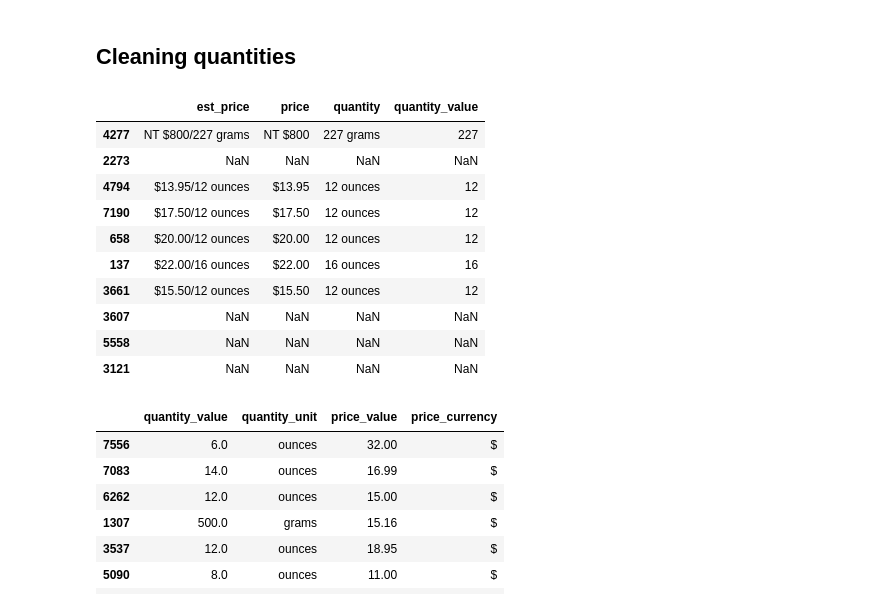
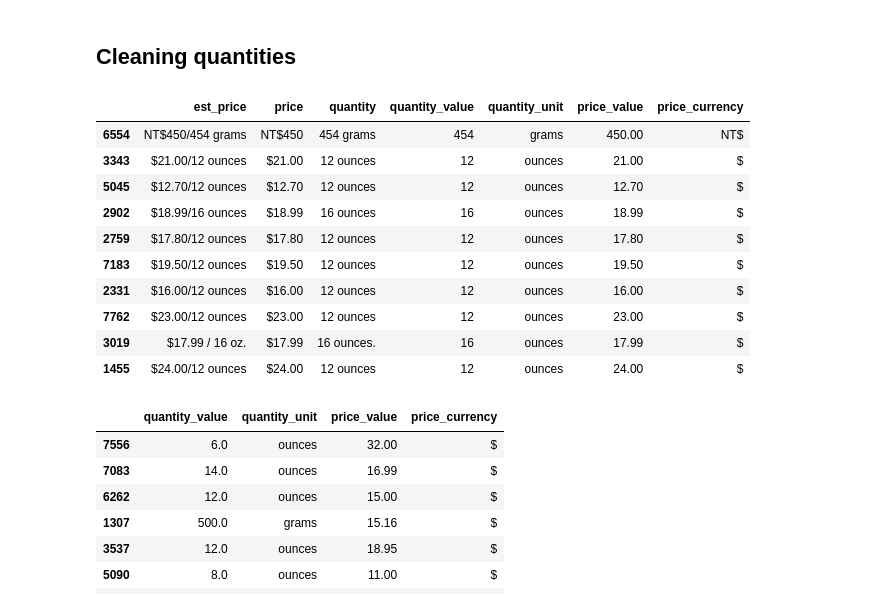
Before and after one commit to tynardone/coffee-review-analysis, a Jupyter notebook: notebooks/1-data-cleaning.ipynb, the cells around one changed output. Drawn from its saved outputs; the diff is of its cells as text; code cells hidden in the pictures.

```diff
--- a/notebooks/1-data-cleaning.ipynb
+++ b/notebooks/1-data-cleaning.ipynb
@@ -224,15 +224,26 @@ def extract_quantity_value(column: pd.Series) -> pd.Series:
 
 
 def extract_quantity_unit(column: pd.Series) -> pd.Series:
-    return column
+    return (
+        column.str.replace(number_pattern, "", regex=True)
+        .replace(r"\.", "", regex=True)
+        .str.strip()
+        .mask(lambda s: s == "g", "grams")
+        .mask(lambda s: s == "kilo", "kilograms")
+        .str.strip()
+    )
 
 
 def extract_price_value(column: pd.Series) -> pd.Series:
-    return column
+    return column.str.extract(currency_pattern).astype(float)
 
 
 def extract_price_currency(column: pd.Series) -> pd.Series:
-    return column
+    return (
+        column.str.replace(",", "")
+        .str.replace(currency_pattern, "", regex=True)
+        .str.strip()
+    )
 
 
 def create_price_quantity_columns(df: pd.DataFrame) -> pd.DataFrame:
@@ -240,45 +251,55 @@ def create_price_quantity_columns(df: pd.DataFrame) -> pd.DataFrame:
     return (
         df.assign(
             # Split est_price into price and quantity, removing commas
             **df["est_price"]
             .str.split("/", n=1, expand=True)
             .replace(",", "", regex=True)
             .rename(columns={0: "price", 1: "quantity"})
         )
         # Filter out rows with unwanted terms in the quantity column
         .loc[
             lambda x: ~x["quantity"].str.contains(
                 drop_terms_string, case=False, na=False
             ),
             :,
         ]
         .assign(
             quantity=lambda x: prep_quantity_column(x["quantity"]),
             price=lambda x: prep_price_column(x["price"]),
         )
         .assign(
             quantity_unit=lambda x: extract_quantity_unit(x["quantity"]),
             quantity_value=lambda x: extract_quantity_value(x["quantity"]),
             price_value=lambda x: extract_price_value(x["price"]),
             price_currency=lambda x: extract_price_currency(x["price"]),
         )
     )
 
 
 df = df_in.pipe(tweak_df).pipe(create_price_quantity_columns)
-df[["est_price", "price", "quantity", "quantity_value"]].sample(10)
+df[
+    [
+        "est_price",
+        "price",
+        "quantity",
+        "quantity_value",
+        "quantity_unit",
+        "price_value",
+        "price_currency",
+    ]
+].dropna().sample(10)
 # %% [output]
-|  | est_price | price | quantity | quantity_value |
-| 4277 | NT $800/227 grams | NT $800 | 227 grams | 227 |
-| 2273 | NaN | NaN | NaN | NaN |
-| 4794 | $13.95/12 ounces | $13.95 | 12 ounces | 12 |
-| 7190 | $17.50/12 ounces | $17.50 | 12 ounces | 12 |
-| 658 | $20.00/12 ounces | $20.00 | 12 ounces | 12 |
-| 137 | $22.00/16 ounces | $22.00 | 16 ounces | 16 |
-| 3661 | $15.50/12 ounces | $15.50 | 12 ounces | 12 |
-| 3607 | NaN | NaN | NaN | NaN |
-| 5558 | NaN | NaN | NaN | NaN |
-| 3121 | NaN | NaN | NaN | NaN |
+|  | est_price | price | quantity | quantity_value | quantity_unit | price_value | price_currency |
+| 6554 | NT$450/454 grams | NT$450 | 454 grams | 454 | grams | 450.00 | NT$ |
+| 3343 | $21.00/12 ounces | $21.00 | 12 ounces | 12 | ounces | 21.00 | $ |
+| 5045 | $12.70/12 ounces | $12.70 | 12 ounces | 12 | ounces | 12.70 | $ |
+| 2902 | $18.99/16 ounces | $18.99 | 16 ounces | 16 | ounces | 18.99 | $ |
+| 2759 | $17.80/12 ounces | $17.80 | 12 ounces | 12 | ounces | 17.80 | $ |
+| 7183 | $19.50/12 ounces | $19.50 | 12 ounces | 12 | ounces | 19.50 | $ |
+| 2331 | $16.00/12 ounces | $16.00 | 12 ounces | 12 | ounces | 16.00 | $ |
+| 7762 | $23.00/12 ounces | $23.00 | 12 ounces | 12 | ounces | 23.00 | $ |
+| 3019 | $17.99 / 16 oz. | $17.99 | 16 ounces. | 16 | ounces | 17.99 | $ |
+| 1455 | $24.00/12 ounces | $24.00 | 12 ounces | 12 | ounces | 24.00 | $ |
 # %%
 def create_price_quantity_dataframe(df: pd.DataFrame) -> pd.DataFrame:
     """Split the est_price column into price and quantity columns"""
```
